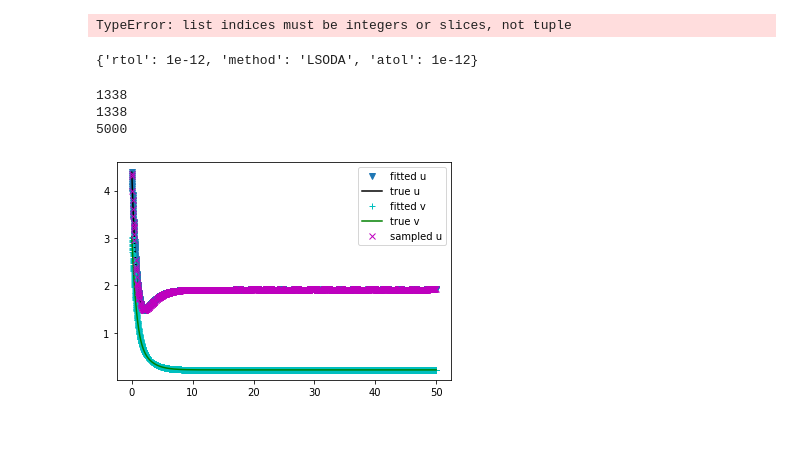
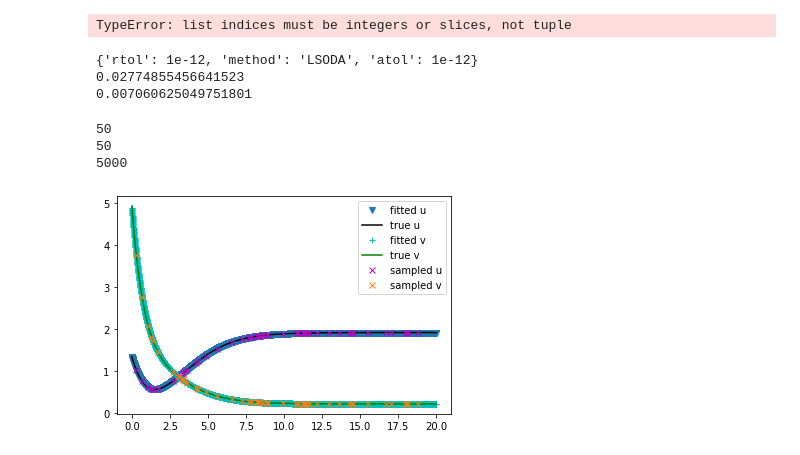
Before and after one commit to ainsleylaiuw/ISB-Hadlock-Lai, a Jupyter notebook: Imputation.ipynb, the cells around one changed output. Drawn from its saved outputs; the diff is of its cells as text; code cells hidden in the pictures.

```diff
--- a/Imputation.ipynb
+++ b/Imputation.ipynb
@@ -109,7 +109,7 @@ netswitch_library = ps.CustomLibrary(
 )
 # %%
 # creation of TRUE set
-T = 50
+T = 20
 dt = 0.01
 trange = np.array([0, T])
 #tvals = np.arange(0, T + dt, dt)
@@ -117,8 +117,8 @@ n_of_t = 5000
 tvals = np.linspace(0, T, n_of_t)
 n_of_ic = 500
 feature_count = 2
-netswitch_x0s = (np.random.rand(n_of_ic, feature_count) * 5 - np.random.rand(n_of_ic, feature_count))
-sparse_regression_optimizer = ps.STLSQ()
+netswitch_x0s = (np.random.rand(n_of_ic, feature_count) * 5)
+sparse_regression_optimizer = ps.STLSQ(threshold=0.3)
 MSE_list = []
 netswitch_train_multi = []
 integrator_keywords = {}
@@ -135,44 +135,50 @@ for i in range(n_of_ic):
         netswitch, trange, netswitch_x0s[i], t_eval=tvals
     ).y.T
     netswitch_train_multi.append(netswitch_train_temp)
+print(min(netswitch_x0s[:,0]))
+print(min(netswitch_x0s[:,1]))
 # %% [output]
 {'rtol': 1e-12, 'method': 'LSODA', 'atol': 1e-12}
+0.02774855456641523
+0.007060625049751801
 # %%
 # one trajectory
 rng = np.random.default_rng()
 first_traj = netswitch_train_multi[0]
 
 
-sample_size = rng.integers(low=int(0.25 * n_of_t), high=int(0.75 * n_of_t))
+sample_size = 50#rng.integers(low=int(0.25 * n_of_t), high=int(0.75 * n_of_t))
 
 indices = sorted(
     random.sample(range(len(first_traj[:, 0])), int(sample_size)))
 sorted_sample = np.asarray([
     first_traj[j, :] for j in indices
 ])
 
 # fit to corresponding time values and not the indices
 cs_u = CubicSpline(tvals[indices], sorted_sample[:, 0])
 cs_v = CubicSpline(tvals[indices], sorted_sample[:, 1])
 
  # for testing one trajectory
 fig, axs = plt.subplots()
 plt.plot(tvals, cs_u(tvals), "v", label="fitted u")
 plt.plot(tvals, first_traj[:,0], 'k', label="true u")
 plt.plot(tvals, cs_v(tvals), "c+", label="fitted v")
 plt.plot(tvals, first_traj[:, 1], 'g', label="true v")
 plt.plot(tvals[indices], sorted_sample[:, 0],"mx",label="sampled u")
+plt.plot(tvals[indices], sorted_sample[:, 1], "x",label="sampled v")
+
 plt.legend()
 
 
 print(len(indices))
 print(len(sorted_sample[:,0]))
 print(len(tvals))
 # %% [output]
-1338
-1338
+50
+50
 5000
-[figure, old version]
+[figure, new version]
 # %%
 rng = np.random.default_rng()
 first_traj = netswitch_train_multi[0]
```
Also changed, not shown: parts of 2 cells of this notebook, 1 other file.
